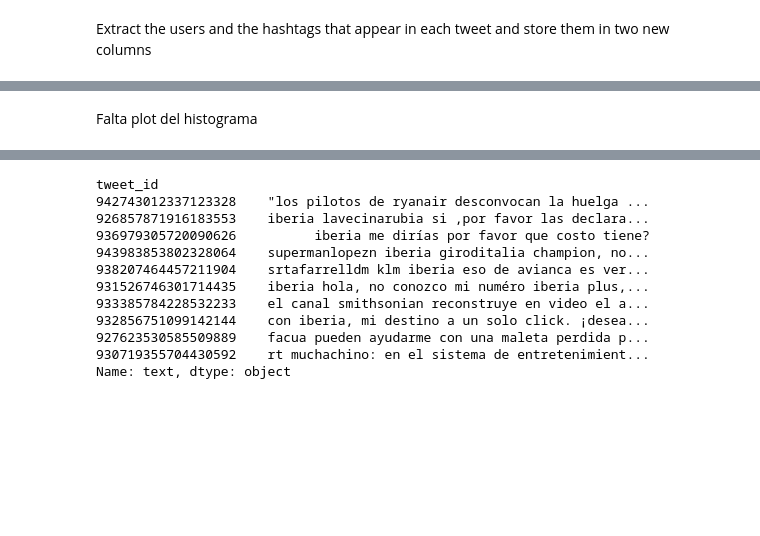
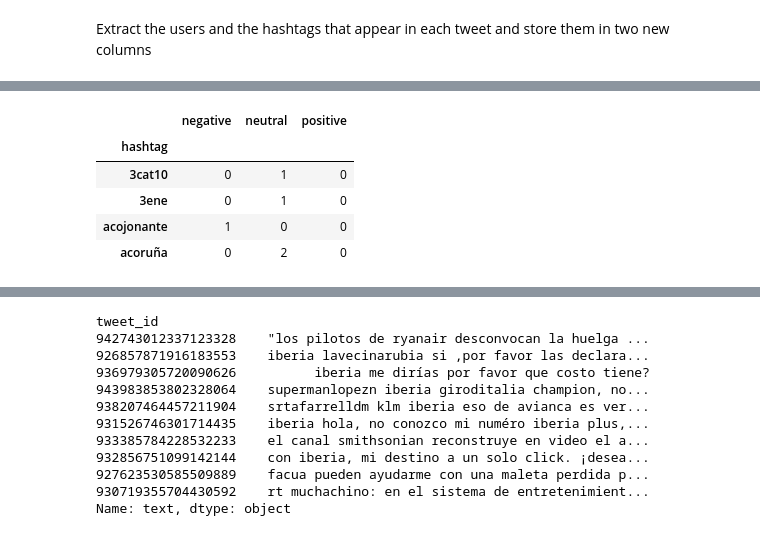
Before and after one commit to alfredcas/Feelings, a Jupyter notebook: Proyecto-Text Processing.ipynb, the cells around one changed output, grey strips where cells are left out. Drawn from its saved outputs; the diff is of its cells as text; code cells hidden in the pictures; blank space fills up the shorter version.

```diff
--- a/Proyecto-Text Processing.ipynb
+++ b/Proyecto-Text Processing.ipynb
@@ -139,10 +149,19 @@ df2.head()
 | 943844779976208384 | neutral | False | 0 | 0 | oferta de #empleo #tcp: @iberia b... | NaN | 2017-12-21 14:05:05 | ... |
 # %%
 # Dataframe sentiment vs. hashtag
-#sentiment_hashtag =
-#df2.set_index('airline_sentiment').hashtags.str.split(r'|', expand=True).stack().reset_index(level='airline_sentiment')
-
-#counted = pd.get_dummies(sentiment_hashtag).groupby(level=0).sum()
-#sentiment_hashtag[0:10]
+sentiment_hashtag = df2.set_index('airline_sentiment').hashtags.str.split(r'|', expand=True).stack().reset_index(level='airline_sentiment')
+sentiment_hashtag.columns = ['airline_sentiment','hashtag']
+# Dataframe hashtag vs. sentiment, where multiple hashtags have
+# replicated sentiments
+df3 = sentiment_hashtag.set_index('hashtag')
+# One-hot encoding for airline sentiment
+counted = pd.get_dummies(df3['airline_sentiment'])
+histogram = counted.groupby('hashtag').sum()
+histogram.head(4)
+# %% [output]
+|  | negative | neutral | positive |
+| hashtag |  |  |  |
+| 3cat10 | 0 | 1 | 0 |
+| 3ene | 0 | 1 | 0 |
+| acojonante | 1 | 0 | 0 |
+| acoruña | 0 | 2 | 0 |
-# %% [markdown]
-Falta plot del histograma
```
Also changed, not shown: parts of 6 cells of this notebook.
